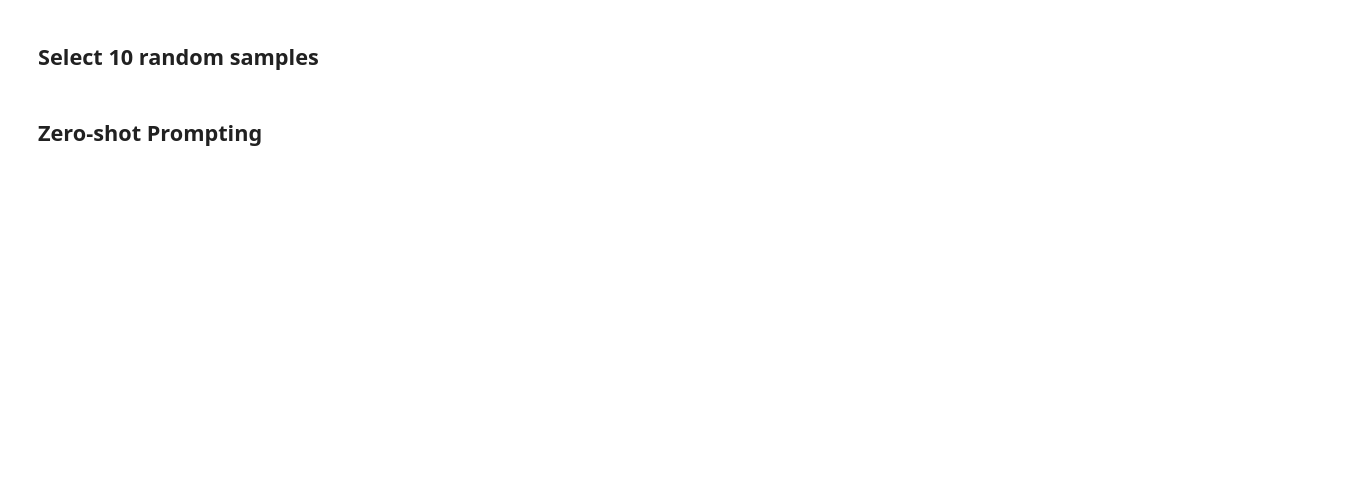
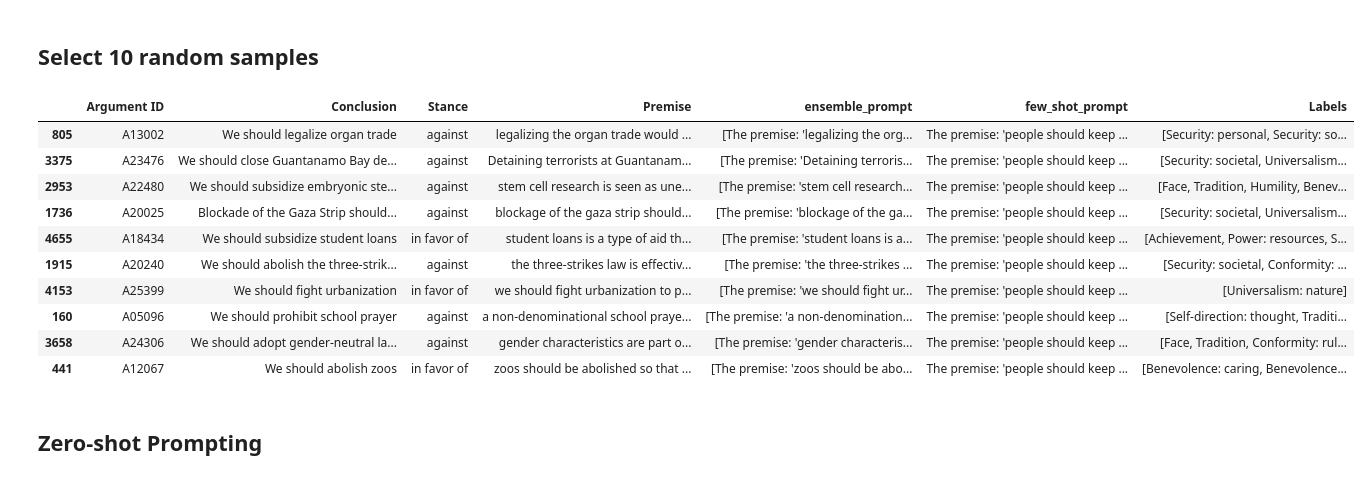
Before and after one commit to AbhishekRS4/LTP_Project_Group_6, a Jupyter notebook: task_1/data.ipynb, the cells around one changed output. Cells and saved outputs as stored; diff of their text form; code cells hidden in the pictures; blank space fills up the shorter version.

Commit message:
refactor prompt

```diff
--- a/task_1/data.ipynb
+++ b/task_1/data.ipynb
@@ -162,0 +125,5 @@ training_arg_labels.head()
+# %%
+converted_labels_train = convert_binary_labels_to_string(labels_training)
+train = combine_columns(arguments_training, converted_labels_train)
+
+train.head()
@@ -163,11 +137,11 @@ training_arg_labels.head()
 # %% [markdown]
 ## Load the data from disk
 # %%
-from datasets import load_dataset, Dataset, load_from_disk
-dataset_path = 'dataset/processed/touche23'
-dataset = load_from_disk(dataset_path)
-train = dataset['train']
-train[0]
+# from datasets import load_dataset, Dataset, load_from_disk
+# dataset_path = 'dataset/processed/touche23'
+# dataset = load_from_disk(dataset_path)
+# train = dataset['train']
+# train[0]
 # %% [markdown]
 ## Setup the model
 # %%
@@ -183,3 +157,18 @@ test_arguments['Prompt'].iloc[0]
+# %%
+train_10 = train.sample(10)
+train_10
+# %% [output]
+|  | Argument ID | Conclusion | Stance | Premise | ensemble_prompt | few_shot_prompt | Labels |
+| 805 | A13002 | We should legalize organ trade | against | legalizing the organ trade would ... | [The premise: 'legalizing the org... | The premise: 'people should keep ... | [Security: personal, Security: so... |
+| 3375 | A23476 | We should close Guantanamo Bay de... | against | Detaining terrorists at Guantanam... | [The premise: 'Detaining terroris... | The premise: 'people should keep ... | [Security: societal, Universalism... |
+| 2953 | A22480 | We should subsidize embryonic ste... | against | stem cell research is seen as une... | [The premise: 'stem cell research... | The premise: 'people should keep ... | [Face, Tradition, Humility, Benev... |
+| 1736 | A20025 | Blockade of the Gaza Strip should... | against | blockage of the gaza strip should... | [The premise: 'blockage of the ga... | The premise: 'people should keep ... | [Security: societal, Universalism... |
+| 4655 | A18434 | We should subsidize student loans | in favor of | student loans is a type of aid th... | [The premise: 'student loans is a... | The premise: 'people should keep ... | [Achievement, Power: resources, S... |
+| 1915 | A20240 | We should abolish the three-strik... | against | the three-strikes law is effectiv... | [The premise: 'the three-strikes ... | The premise: 'people should keep ... | [Security: societal, Conformity: ... |
+| 4153 | A25399 | We should fight urbanization | in favor of | we should fight urbanization to p... | [The premise: 'we should fight ur... | The premise: 'people should keep ... | [Universalism: nature] |
+| 160 | A05096 | We should prohibit school prayer | against | a non-denominational school praye... | [The premise: 'a non-denomination... | The premise: 'people should keep ... | [Self-direction: thought, Traditi... |
+| 3658 | A24306 | We should adopt gender-neutral la... | against | gender characteristics are part o... | [The premise: 'gender characteris... | The premise: 'people should keep ... | [Face, Tradition, Conformity: rul... |
+| 441 | A12067 | We should abolish zoos | in favor of | zoos should be abolished so that ... | [The premise: 'zoos should be abo... | The premise: 'people should keep ... | [Benevolence: caring, Benevolence... |
 # %% [markdown]
 ## Zero-shot Prompting
 # %%
```
Also changed, not shown: parts of 17 cells of this notebook, 1 other file.
